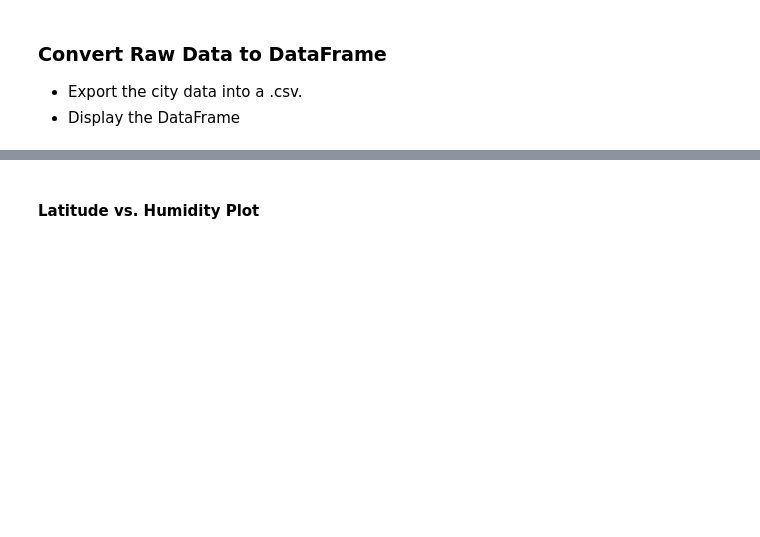
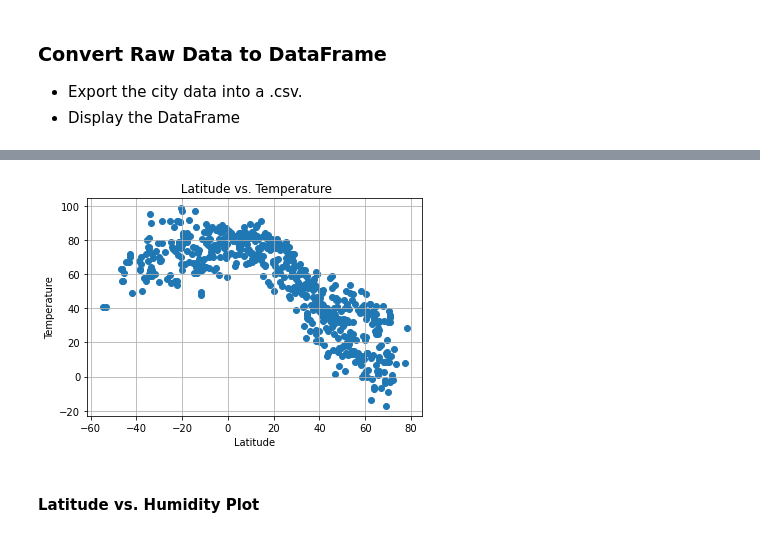
Before and after one commit to hanifhad/Bootcamp, a Jupyter notebook: Unit 6/WeatherPy_2.ipynb, the cells around one changed output, grey strips where cells are left out. Drawn from its saved outputs; the diff is of its cells as text; code cells hidden in the pictures; blank space fills up the shorter version.

```diff
--- a/Unit 6/WeatherPy_2.ipynb
+++ b/Unit 6/WeatherPy_2.ipynb
@@ -169,0 +167,18 @@ FileNotFoundError: [Errno 2] No such file or directory: 'output_data/cities.csv'
+# %%
+
+# Design dataframes for the lists
+weather_dict = {
+    "City": cityname,
+    "Country": state,
+    "Temperature": temperature,
+    "Date": date,
+    "Lat": lat,
+    "Longitude": long,
+    "Humidity": hum,
+    "Cloudiness": cloud,
+    "Wind Speed": windspeed
+}
+
+# Check the dataframe and a straight forward count.
+df_weather= pd.DataFrame(weather_dict)
+df_weather.count()
@@ -170,2 +208,14 @@ FileNotFoundError: [Errno 2] No such file or directory: 'output_data/cities.csv'
+# %%
+# Design the scatter plot
+plt.scatter(df_weather["Lat"],df_weather["Temperature"])
+
+plt.title(" Latitude vs. Temperature")
+plt.xlabel("Latitude")
+plt.ylabel("Temperature")
+plt.grid (b=True,which="major",axis="both",linestyle="-")
+
+plt.show()
+# %% [output]
+[figure, added]
 # %% [markdown]
 #### Latitude vs. Humidity Plot
```
Also changed, not shown: parts of 21 cells of this notebook, 2 other files.
